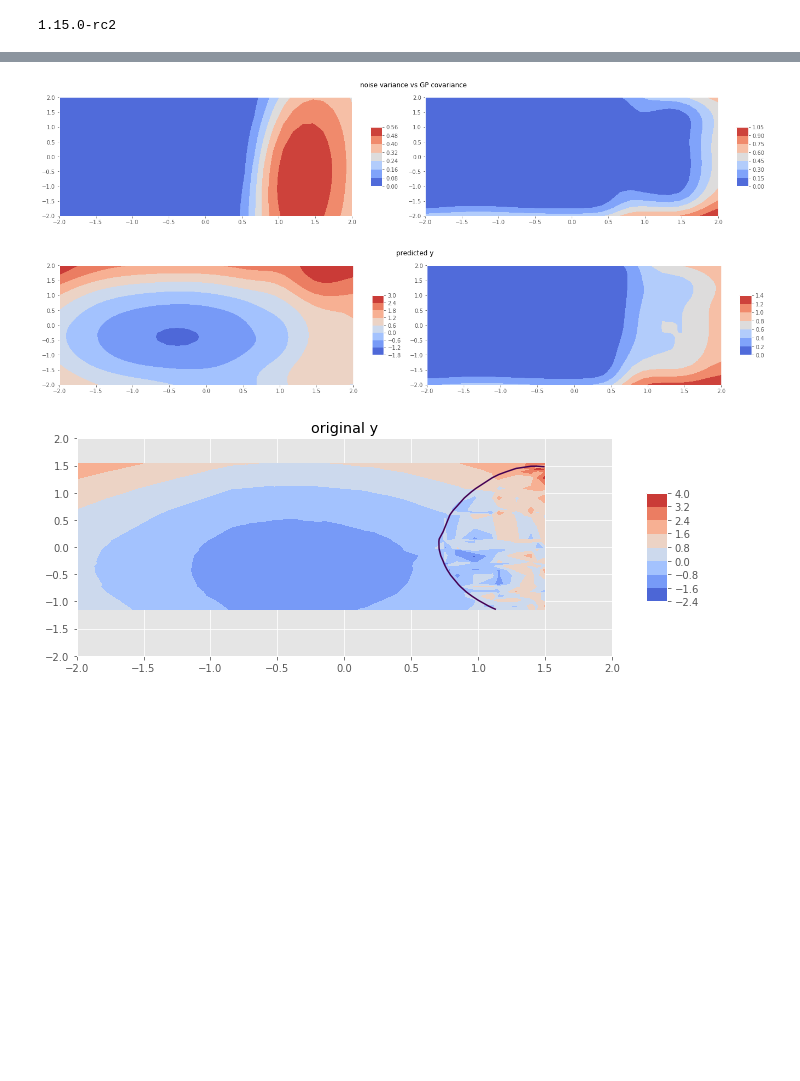
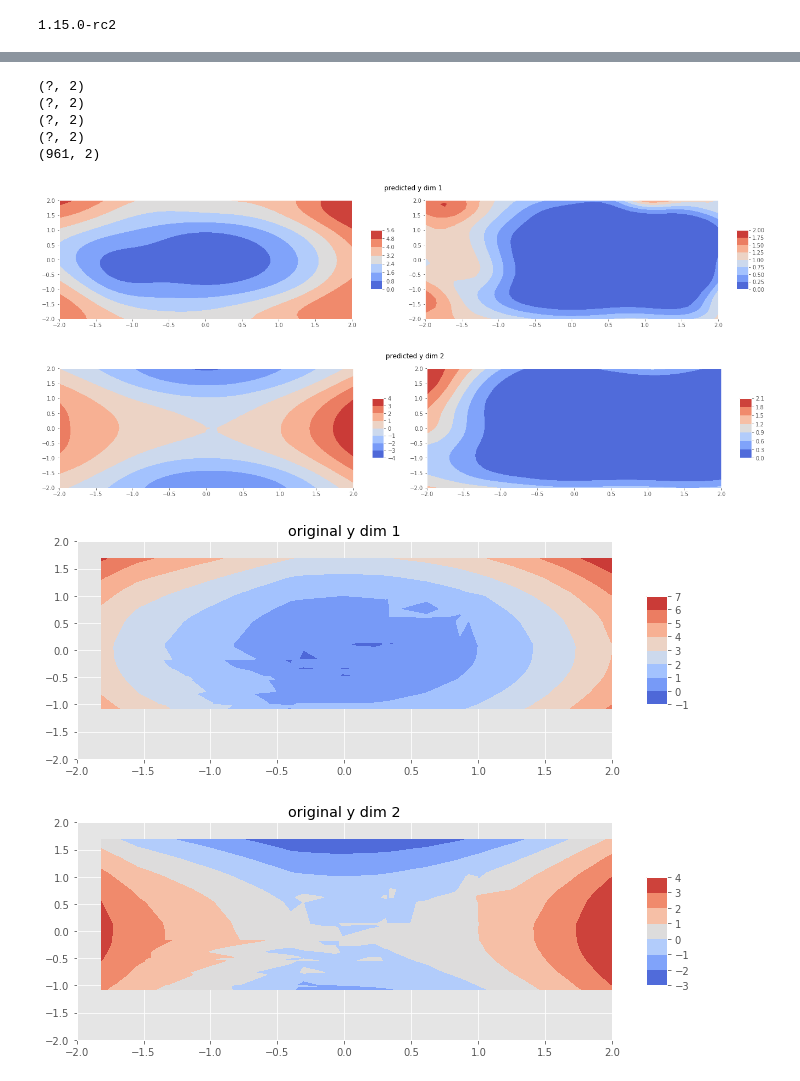
Before and after one commit to aidanscannell/trajectory-optimisation-in-learned-multimodal-dynamical-systems, a Jupyter notebook: notebooks/bi-modal-noise-svgp.ipynb, the cells around one changed output, grey strips where cells are left out. Cells and saved outputs as stored; diff of their text form; code cells hidden in the pictures; blank space fills up the shorter version.

```diff
--- a/notebooks/bi-modal-noise-svgp.ipynb
+++ b/notebooks/bi-modal-noise-svgp.ipynb
@@ -104,6 +105,6 @@ def gen_data(N=100, x_min=-1., x_max=1., num_mixtures=5, low_noise_var=0.005, hi
 # %%
 N = 1000 # number of training observations
-X, Y, a = gen_data(N=N, num_mixtures=5, plot_flag=[1, 1, 1])
+X, Y, a = gen_data(N=N, num_mixtures=5, x_scale=2., y_scale=2., plot_flag=[1, 1, 1])
 # X, Y, a = gen_data(N=N, num_mixtures=1, plot_flag=[1, 1, 1])
 # Y = Y[:, 0:1]
 # Y = Y[:, 1:2]
@@ -219,20 +236,20 @@ def inv_probit(x):
 
 
 class BernoulliGaussian(Likelihood):
-    def __init__(self, variance_low=0.005, variance_high=0.3, invlink=inv_probit, **kwargs):
-    # def __init__(self, variance_low=np.array([[0.005, 0.], [0., 0.005]]), variance_high=np.array([[0.3, 0.], [0., 0.3]]), invlink=inv_probit, **kwargs):
+    # def __init__(self, variance_low=0.005, variance_high=0.3, invlink=inv_probit, **kwargs):
+    def __init__(self, variance_low=np.array([[0.005, 0.], [0., 0.005]]), variance_high=np.array([[0.3, 0.], [0., 0.3]]), invlink=inv_probit, **kwargs):
     # def __init__(self, variance_low=np.array([0.005, 0.005]), variance_high=np.array([0.3, 0.3]), invlink=inv_probit, **kwargs):
         super().__init__(**kwargs)
         self.invlink = invlink
-        # transform = transforms.DiagMatrix(2)(transforms.positive)
+        transform = transforms.DiagMatrix(2)(transforms.positive)
+        variance_low = Parameter(
+            variance_low, transform=transform, dtype=settings.float_type)
+        variance_high = Parameter(
+            variance_high, transform=transform, dtype=settings.float_type)
         # variance_low = Parameter(
-        #     variance_low, transform=transform, dtype=settings.float_type)
+        #     variance_low, transform=transforms.positive, dtype=settings.float_type)
         # variance_high = Parameter(
-        #     variance_high, transform=transform, dtype=settings.float_type)
-        variance_low = Parameter(
-            variance_low, transform=transforms.positive, dtype=settings.float_type)
-        variance_high = Parameter(
-            variance_high, transform=transforms.positive, dtype=settings.float_type)
+        #     variance_high, transform=transforms.positive, dtype=settings.float_type)
 
         variances = [variance_low, variance_high]
         self.variances = ParamList(variances)
@@ -242,7 +259,9 @@ class BernoulliGaussian(Likelihood):
 
     @params_as_tensors
     def predict_mean_and_var(self, Fmu, Fvar, idx):
-        return tf.identity(Fmu), Fvar + self.variances[idx]
+        # TODO: will this work in 1D?
+        return tf.identity(Fmu), Fvar + tf.diag_part(tf.squeeze(self.variances[idx]))
+        # return tf.identity(Fmu), Fvar + self.variances[idx]
 
     @params_as_tensors
     def predict_mean_and_var_a(self, Hmu, Hvar):
@@ -540,15 +592,15 @@ X_ = (X - X.mean()) / X.std()
 Y_ = (Y - Y.mean()) / Y.std()
 print(X.shape)
 print(Y.shape)
-# var_low = np.array([[0.005, 0.], [0., 0.005]])
-# var_high = np.array([[0.3, 0.], [0., 0.3]])
+var_low = np.array([[[0.005, 0.], [0., 0.005]]])
+var_high = np.array([[[0.3, 0.], [0., 0.3]]])
 # var_low = np.array([0.005, 0.005])
 # var_high = np.array([0.3, 0.3])
-var_low = 0.005
-var_high = 0.3
+# var_low = 0.005
+# var_high = 0.3
 with gpflow.defer_build():
-    # m = BMNSVGP(X, Y, var_low=var_low, var_high=var_high, minibatch_size=100)
-    m = BMNSVGP(X_, Y_, var_low=var_low, var_high=var_high, minibatch_size=100)
+    m = BMNSVGP(X, Y, var_low=var_low, var_high=var_high, minibatch_size=100)
+    # m = BMNSVGP(X_, Y_, var_low=var_low, var_high=var_high, minibatch_size=100)
 m.compile()
 # m.as_pandas_table()
 # %% [output]
@@ -569,9 +656,13 @@ plot_loss(logger)
 # %%
-plot_model2D(m, var=True)
+plot_model2D(m, y=True, y_true=True)
+# plot_model2D?
 # %% [output]
+(?, 2)
+(?, 2)
+(?, 2)
+(?, 2)
+(961, 2)
-[figure, old version]
+[figure, new version]
+[figure, added]
+[figure, added]
+[figure, added]
-# %%
-plot_model2D(m, y=True, y_true=True, y_a=a)
-# %% [output]
-[figure, removed]
-[figure, removed]
```
Also changed, not shown: parts of 18 cells of this notebook.
